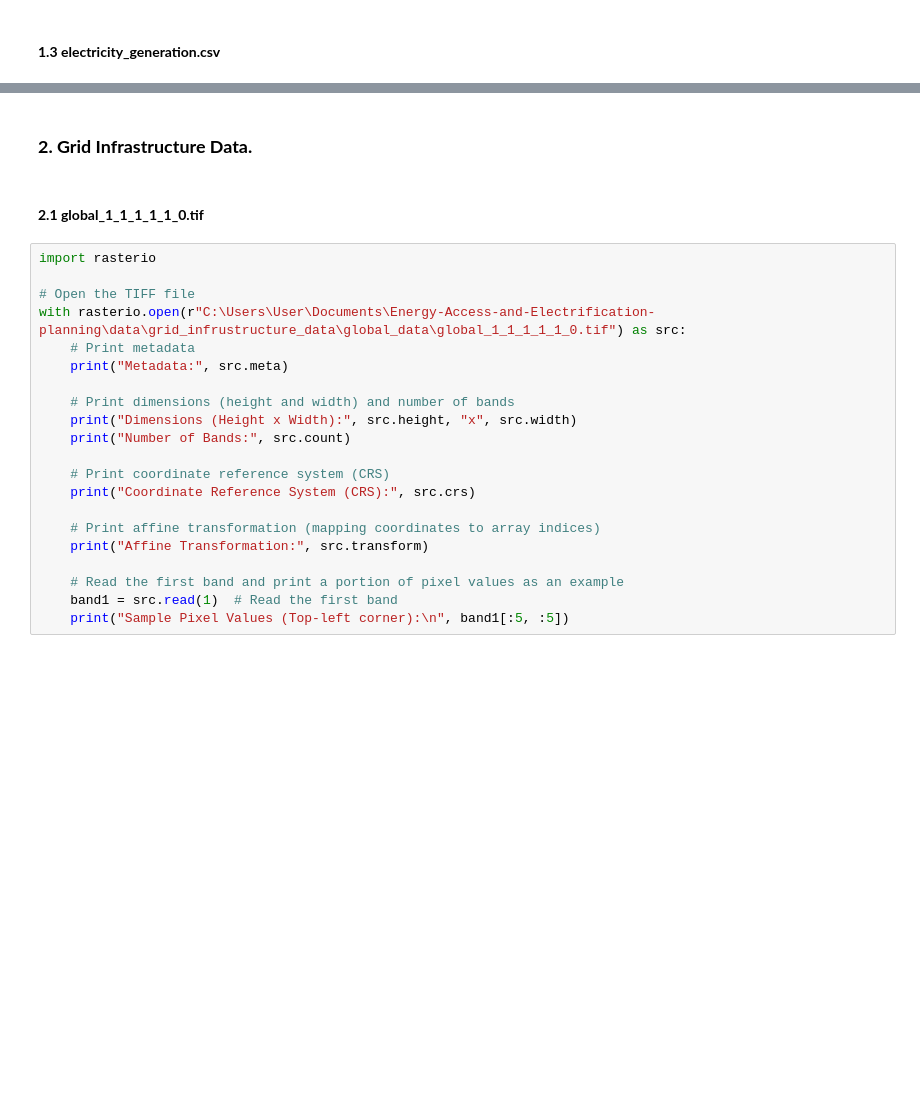
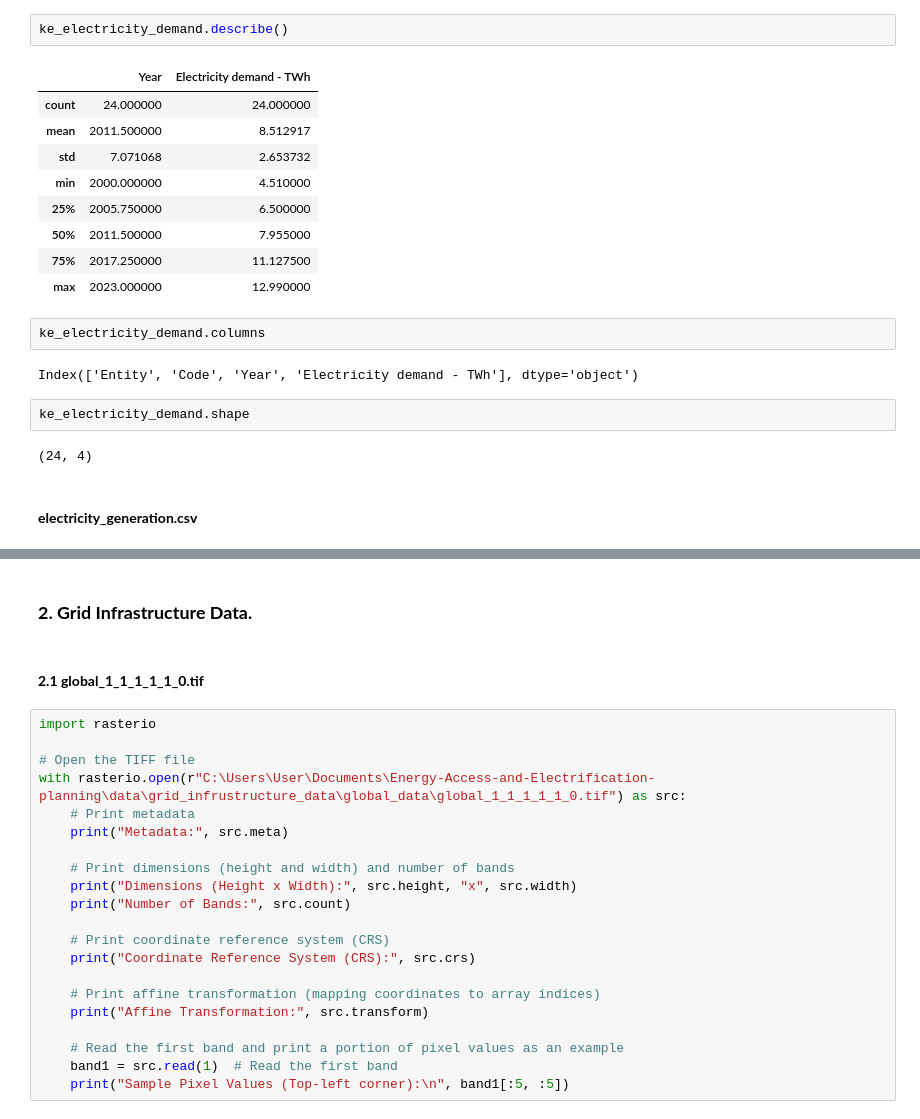
Before and after one commit to DavidGathimbaM/Energy-Access-and-Electrification-planning, a Jupyter notebook: group_workbook/Peter.ipynb, the cells around one changed output, grey strips where cells are left out. Cells and saved outputs as stored; diff of their text form; blank space fills up the shorter version.

```diff
--- a/group_workbook/Peter.ipynb
+++ b/group_workbook/Peter.ipynb
@@ -59,3 +79,23 @@ ke_demand.plot(x='Year', y='Electricity demand - TWh')
+# %%
+ke_electricity_demand.describe()
+# %% [output]
+|  | Year | Electricity demand - TWh |
+| count | 24.000000 | 24.000000 |
+| mean | 2011.500000 | 8.512917 |
+| std | 7.071068 | 2.653732 |
+| min | 2000.000000 | 4.510000 |
+| 25% | 2005.750000 | 6.500000 |
+| 50% | 2011.500000 | 7.955000 |
+| 75% | 2017.250000 | 11.127500 |
+| max | 2023.000000 | 12.990000 |
+# %%
+ke_electricity_demand.columns
+# %% [output]
+Index(['Entity', 'Code', 'Year', 'Electricity demand - TWh'], dtype='object')
+# %%
+ke_electricity_demand.shape
+# %% [output]
+(24, 4)
 # %% [markdown]
-#### **1.3 electricity_generation.csv**
+#### **electricity_generation.csv**
 # %%
```
Also changed, not shown: parts of 21 cells of this notebook.
